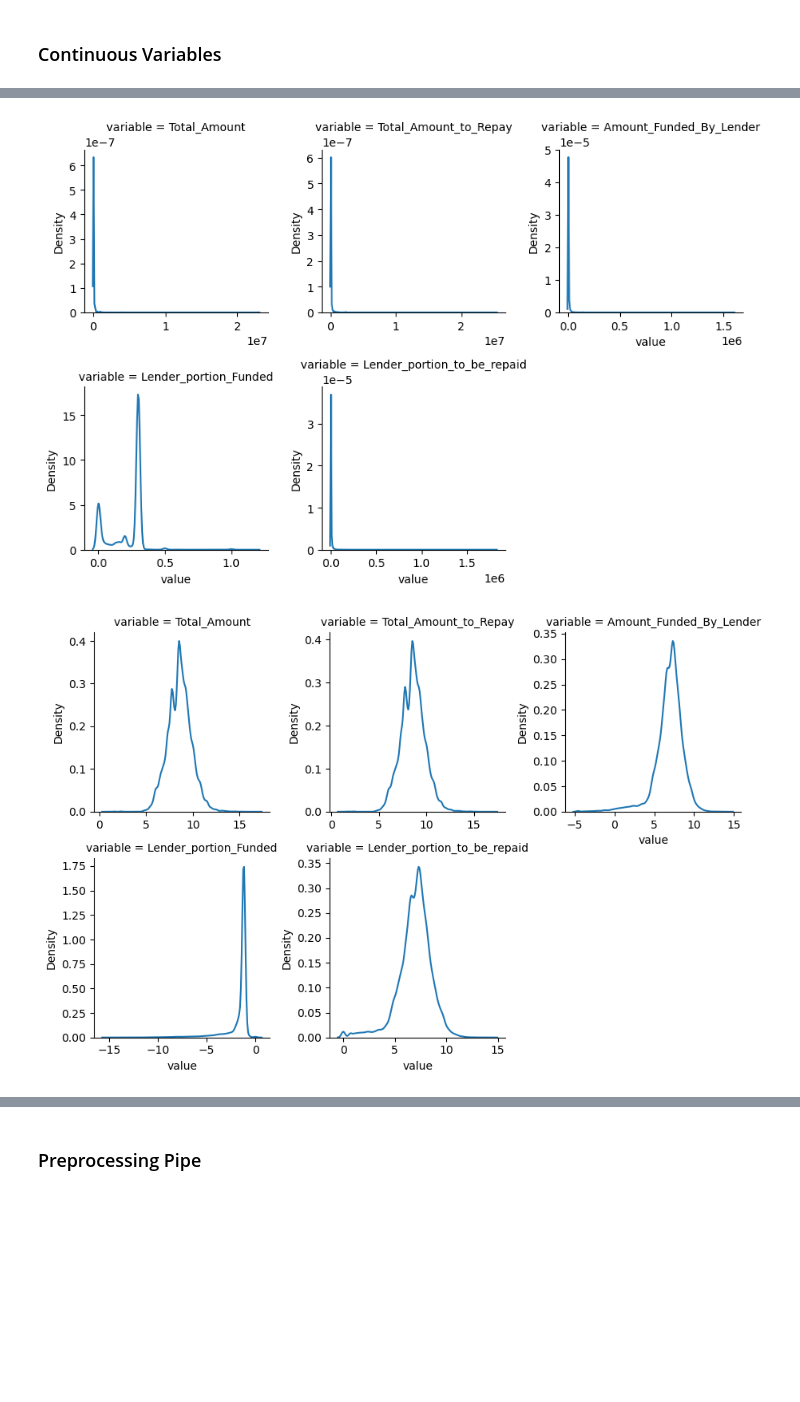
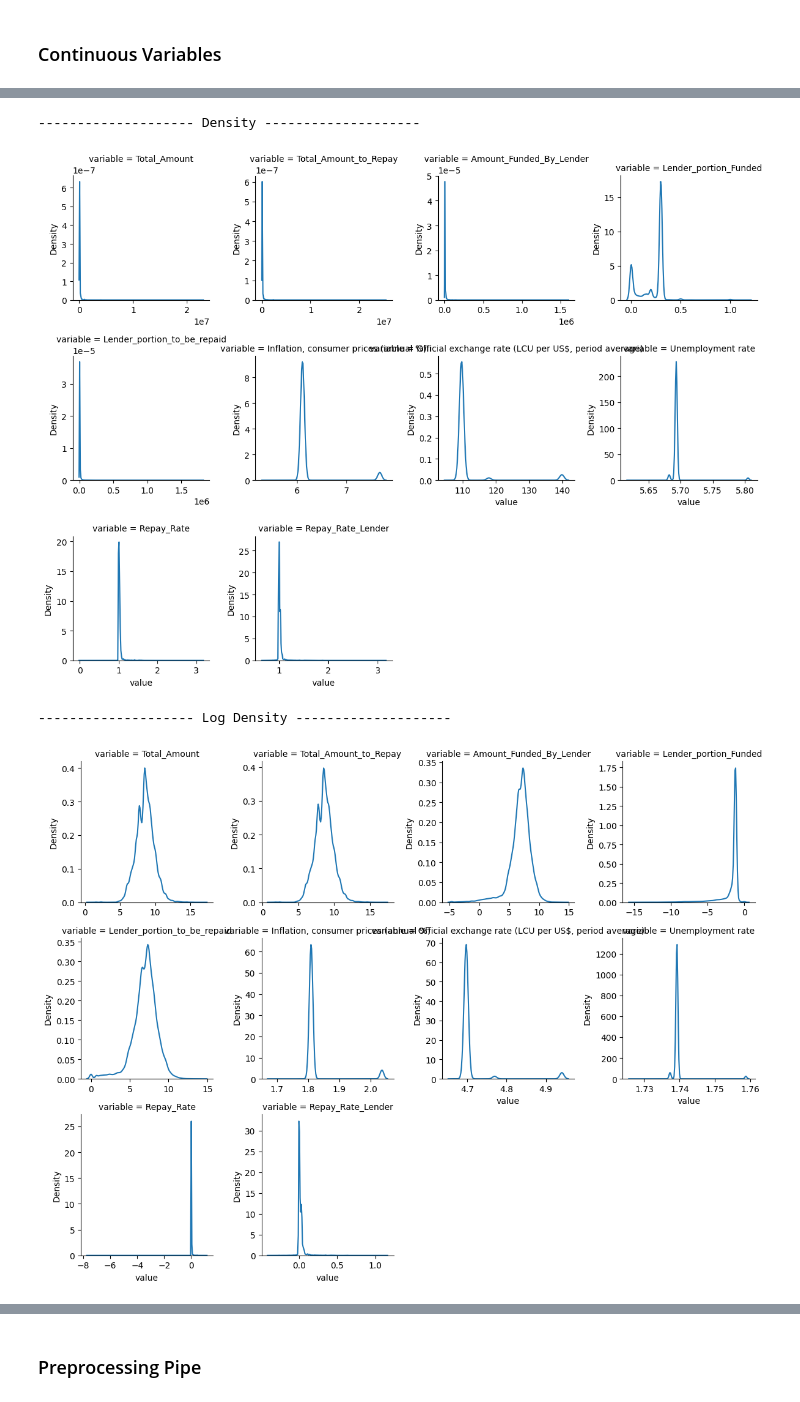
Before and after one commit to Toavina00/Zindi-credit-scoring, a Jupyter notebook: credit-scoring.ipynb, the cells around one changed output, grey strips where cells are left out. Cells and saved outputs as stored; diff of their text form; code cells hidden in the pictures; blank space fills up the shorter version.

```diff
--- a/credit-scoring.ipynb
+++ b/credit-scoring.ipynb
@@ -12 +26,3 @@ test  = pd.read_csv("dataset/Test.csv")
+# %%
+indicator = pd.read_csv("dataset/economic_indicators.csv")
 # %%
@@ -159,3 +230,29 @@ None
 ### Continuous Variables
 # %%
 df = train.copy()
+# %%
+df_ind = indicator[["Country", "Indicator", "YR2020", "YR2021", "YR2022", "YR2023"]].dropna()
+
+ind_dict = {}
+country = df_ind["Country"].unique()
+years = {k: int(k[2:])+1 for k in ["YR2020", "YR2021", "YR2022", "YR2023"]}
+ind_list = []
+
+for ind in df_ind["Indicator"].unique():
+    if df_ind[df_ind["Indicator"] == ind].shape[0] == len(country):
+        ind_list.append(ind)
+
+for country in df_ind["Country"].unique():
+    ind_dict[country] = {}
+    for ind in ind_list:
+        ind_dict[country][ind] = {}
+        for k, v in years.items():
+            ind_dict[country][ind][v] = df_ind[(df_ind["Country"] == country) & (df_ind["Indicator"] == ind)][k].values[0]
+
+df['disbursement_year'] = pd.to_datetime(df['disbursement_date']).dt.year
+
+for ind in ind_list:
+    df[ind] = df.apply(lambda row: ind_dict[row['country_id']][ind][row['disbursement_year']], axis=1)
+
+df["Repay_Rate"] = (df["Total_Amount_to_Repay"] + 1) / (df["Total_Amount"] + 1)
+df["Repay_Rate_Lender"] = (df["Lender_portion_to_be_repaid"] + 1) / (df["Amount_Funded_By_Lender"] + 1)
@@ -174,11 +291,19 @@ plt.show()
 # %%
-g = sns.FacetGrid(pd.melt(df.select_dtypes(include=np.float64)), col="variable", col_wrap=3, sharex=False, sharey=False)
+print("-"*20, "Density", "-"*20)
+
+g = sns.FacetGrid(pd.melt(df.select_dtypes(include=np.float64)), col="variable", col_wrap=4, sharex=False, sharey=False)
 g.map(sns.kdeplot, "value")
+
 plt.show()
 
-g = sns.FacetGrid(pd.melt(df.select_dtypes(include=np.float64).transform(np.log)), col="variable", col_wrap=3, sharex=False, sharey=False)
+print("-"*20, "Log Density", "-"*20)
+
+g = sns.FacetGrid(pd.melt(df.select_dtypes(include=np.float64).apply(np.log)), col="variable", col_wrap=4, sharex=False, sharey=False)
 g.map(sns.kdeplot, "value")
+
 plt.show()
 # %% [output]
+-------------------- Density --------------------
-[figure, old version]
+[figure, new version]
+-------------------- Log Density --------------------
-[figure, old version]
+[figure, new version]
```
Also changed, not shown: parts of 29 cells of this notebook.
